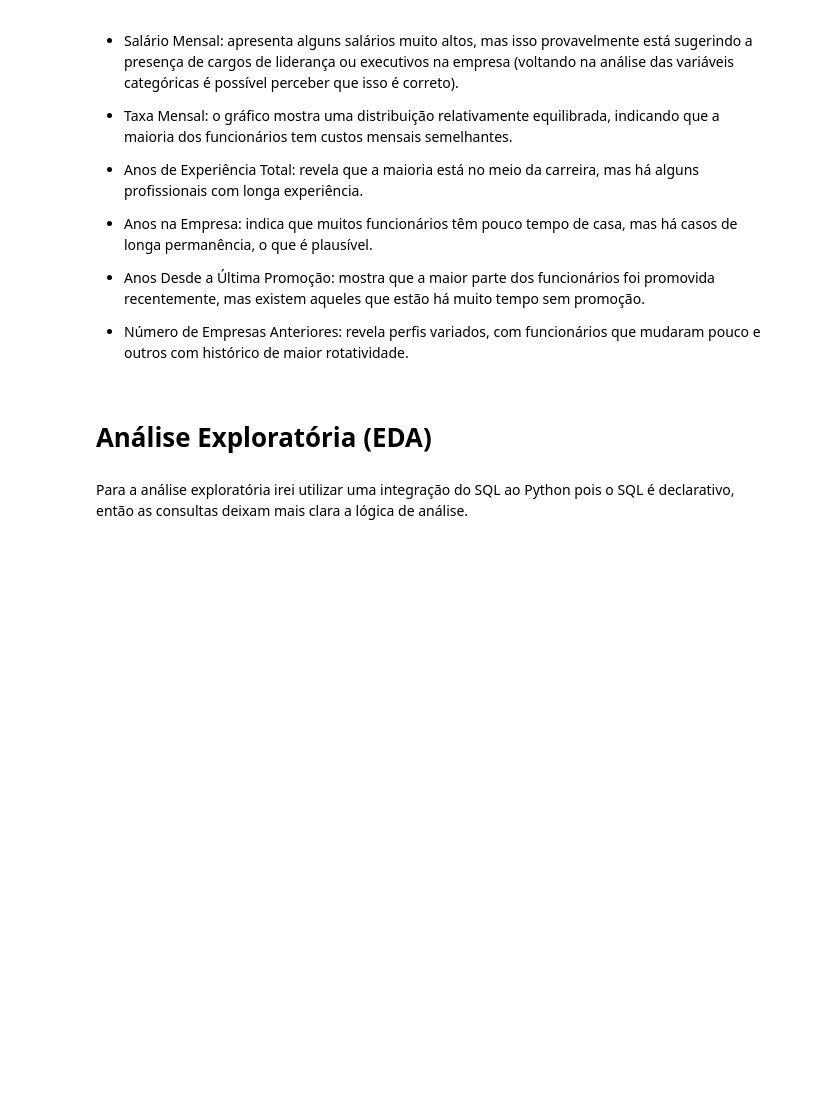
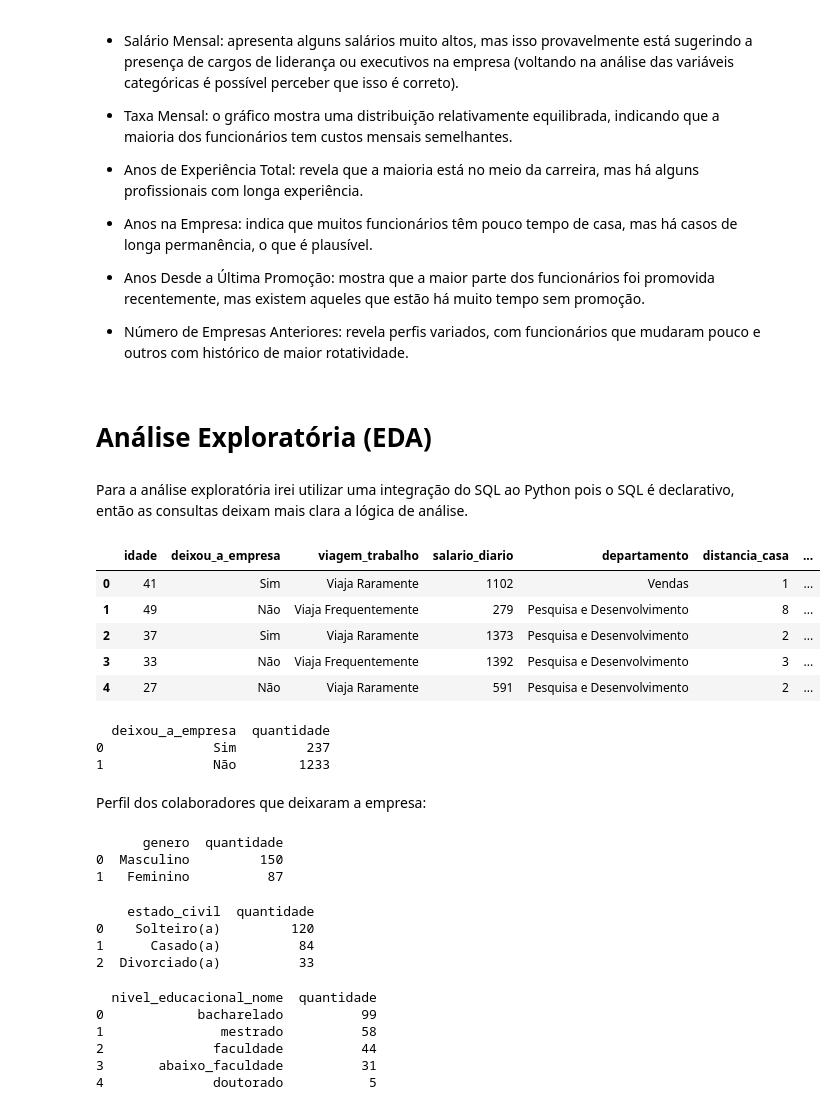
Before and after one commit to marianamartins228/ProjetoBootcampRestart2025, a Jupyter notebook: Projeto_Bootcamp_Restart_Data_Girls_2025.ipynb, the cells around one changed output. Saved outputs shown, nothing was run; the diff lists cells and outputs as text; code cells hidden in the pictures; blank space fills up the shorter version.

```diff
--- a/Projeto_Bootcamp_Restart_Data_Girls_2025.ipynb
+++ b/Projeto_Bootcamp_Restart_Data_Girls_2025.ipynb
@@ -536,3 +537,81 @@ plt.show()
 # Análise Exploratória (EDA)
 # %% [markdown]
 Para a análise exploratória irei utilizar uma integração do SQL ao Python pois o SQL é declarativo, então as consultas deixam mais clara a lógica de análise.
+# %%
+pd.set_option('display.max_columns', None)  # Exibe todas as colunas
+df.head()
+# %% [output]
+|  | idade | deixou_a_empresa | viagem_trabalho | salario_diario | departamento | distancia_casa | ... |
+| 0 | 41 | Sim | Viaja Raramente | 1102 | Vendas | 1 | ... |
+| 1 | 49 | Não | Viaja Frequentemente | 279 | Pesquisa e Desenvolvimento | 8 | ... |
+| 2 | 37 | Sim | Viaja Raramente | 1373 | Pesquisa e Desenvolvimento | 2 | ... |
+| 3 | 33 | Não | Viaja Frequentemente | 1392 | Pesquisa e Desenvolvimento | 3 | ... |
+| 4 | 27 | Não | Viaja Raramente | 591 | Pesquisa e Desenvolvimento | 2 | ... |
+# %%
+# Quantidade de funcionários que deixaram a empresa:
+resultado = duckdb.query("""
+    SELECT
+      deixou_a_empresa,
+      COUNT(deixou_a_empresa) as quantidade
+    FROM df
+    GROUP BY deixou_a_empresa
+""").to_df()
+print(resultado)
+# %% [output]
+  deixou_a_empresa  quantidade
+0              Sim         237
+1              Não        1233
+# %% [markdown]
+Perfil dos colaboradores que deixaram a empresa:
+# %%
+# Gênero
+resultado = duckdb.query("""
+    SELECT
+      genero,
+      COUNT(deixou_a_empresa) as quantidade
+    FROM df
+    WHERE deixou_a_empresa = 'Sim'
+    GROUP BY genero, deixou_a_empresa
+    ORDER BY quantidade DESC
+""").to_df()
+print(resultado)
+# %% [output]
+      genero  quantidade
+0  Masculino         150
+1   Feminino          87
+# %%
+# Estado civil
+resultado = duckdb.query("""
+    SELECT
+      estado_civil,
+      COUNT(deixou_a_empresa) as quantidade
+    FROM df
+    WHERE deixou_a_empresa = 'Sim'
+    GROUP BY estado_civil, deixou_a_empresa
+    ORDER BY quantidade DESC
+""").to_df()
+print(resultado)
+# %% [output]
+    estado_civil  quantidade
+0    Solteiro(a)         120
+1      Casado(a)          84
+2  Divorciado(a)          33
+# %%
+# Educação
+resultado = duckdb.query("""
+    SELECT
+      nivel_educacional_nome,
+      COUNT(deixou_a_empresa) as quantidade
+    FROM df
+    WHERE deixou_a_empresa = 'Sim'
+    GROUP BY nivel_educacional_nome, deixou_a_empresa
+    ORDER BY quantidade DESC
+""").to_df()
+print(resultado)
+# %% [output]
+  nivel_educacional_nome  quantidade
+0            bacharelado          99
+1               mestrado          58
+2              faculdade          44
+3       abaixo_faculdade          31
+4              doutorado           5
```
Also changed, not shown: parts of 6 cells of this notebook.
